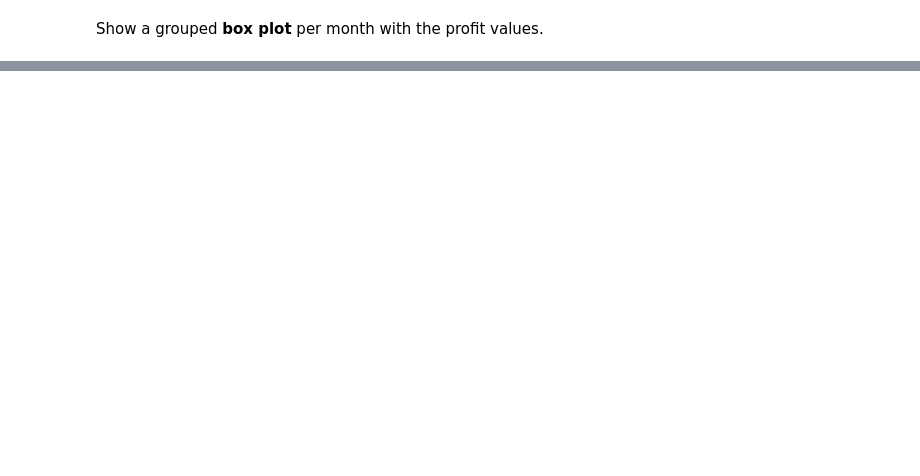
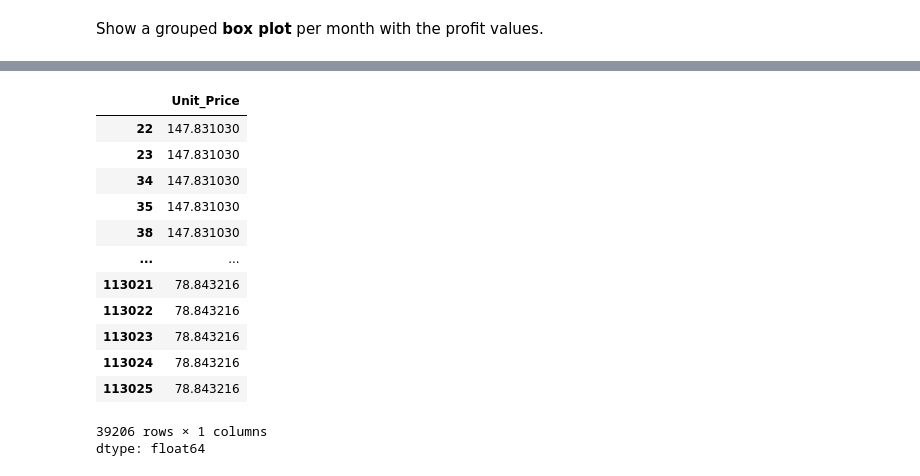
Before and after one commit to Santiago956/FreeCodeCamp-Pandas-Real-Life-Example, a Jupyter notebook: Exercises_1.ipynb, the cells around one changed output, grey strips where cells are left out. Cells and saved outputs as stored; diff of their text form; code cells hidden in the pictures; blank space fills up the shorter version.

```diff
--- a/Exercises_1.ipynb
+++ b/Exercises_1.ipynb
@@ -812,3 +845,25 @@ profit_2016.boxplot(by='Month', figsize=(14,6))
+# %%
+# your code goes here
+us_prices = sales['Country'] == 'United States', 'Unit_Price'
+
+sales.loc[us_prices] *= 1.072
+
+sales.loc[us_prices]
+# %% [output]
+|  | Unit_Price |
+| 22 | 147.831030 |
+| 23 | 147.831030 |
+| 34 | 147.831030 |
+| 35 | 147.831030 |
+| 38 | 147.831030 |
+| ... | ... |
+| 113021 | 78.843216 |
+| 113022 | 78.843216 |
+| 113023 | 78.843216 |
+| 113024 | 78.843216 |
+| 113025 | 78.843216 |
+39206 rows × 1 columns
+dtype: float64
 # %%
 #sales.loc[sales['Country'] == 'United States', 'Unit_Price'] = sales.loc[sales['Country'] == 'United States', 'Unit_Price'] * 1.072
 
```
Also changed, not shown: parts of 13 cells of this notebook.
